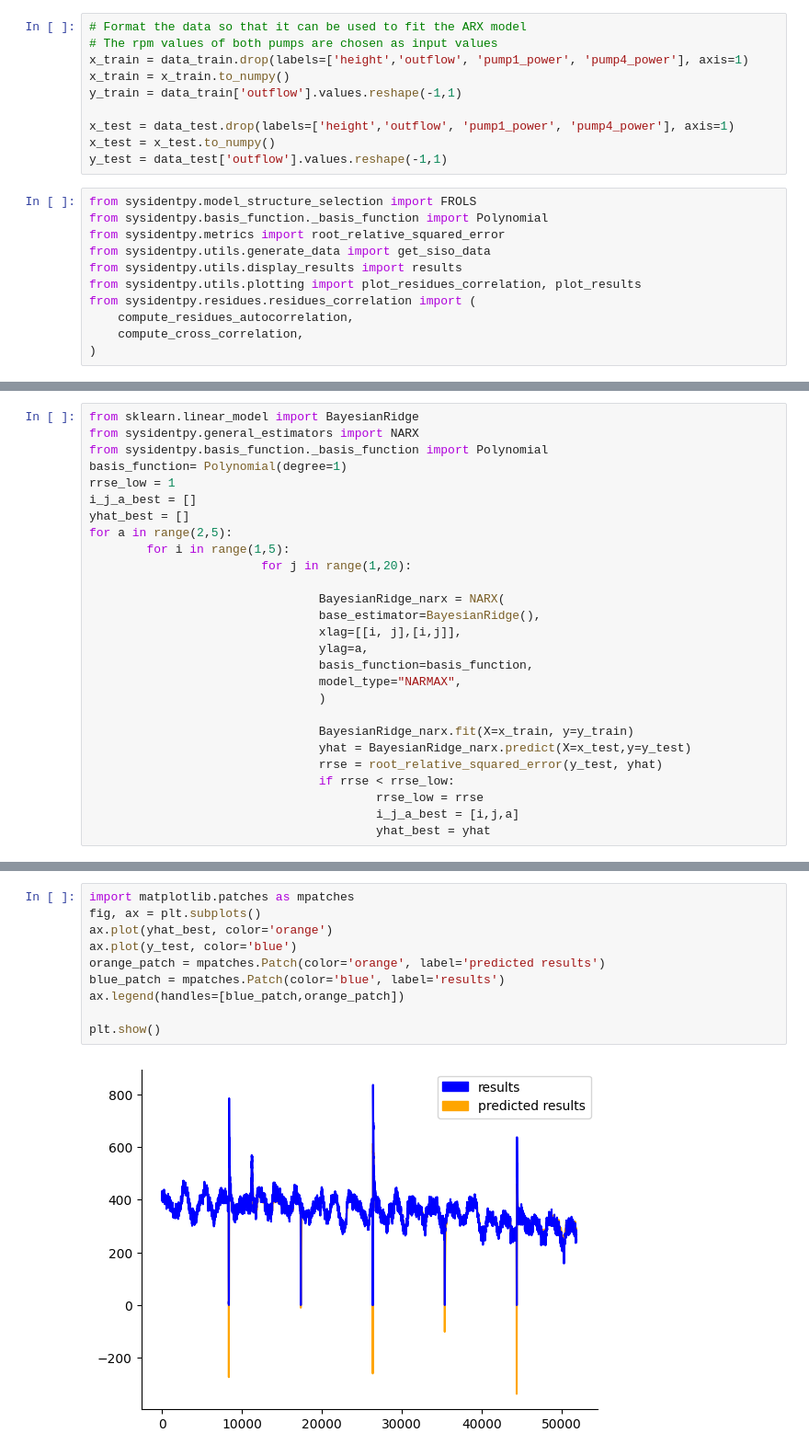
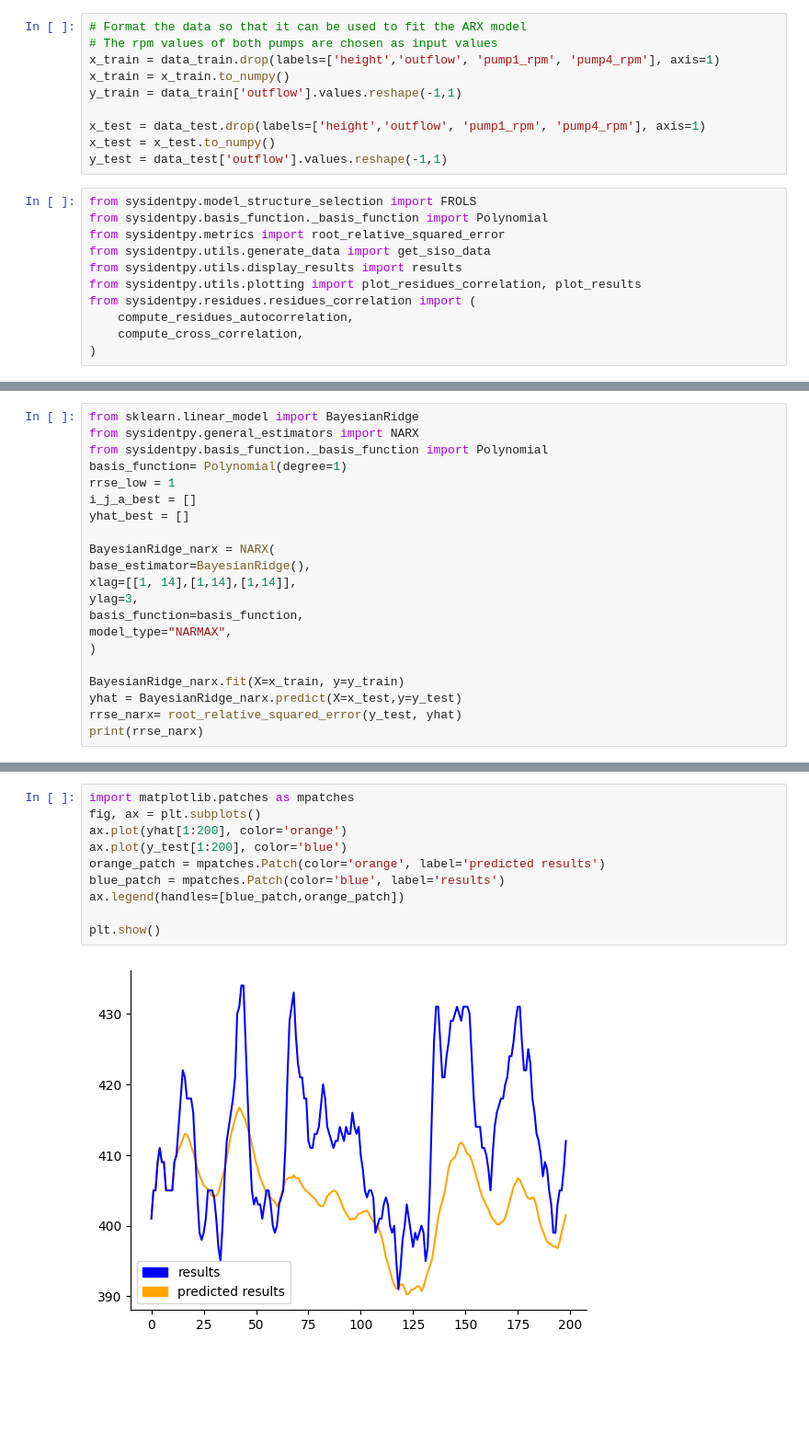
Before and after one commit to nitram1805/Digitization_of_electronic_assets, a Jupyter notebook: Group_1_final_proj.ipynb, the cells around one changed output, grey strips where cells are left out. Shown at 92% size. Drawn from its saved outputs; the diff is of its cells as text; blank space fills up the shorter version.

```diff
--- a/Group_1_final_proj.ipynb
+++ b/Group_1_final_proj.ipynb
@@ -29,11 +30,11 @@ data_train, data_test = modsel.train_test_split(data, test_size=0.2, shuffle=Fal
 # %%
 # Format the data so that it can be used to fit the ARX model
 # The rpm values of both pumps are chosen as input values
-x_train = data_train.drop(labels=['height','outflow', 'pump1_power', 'pump4_power'], axis=1)
+x_train = data_train.drop(labels=['height','outflow', 'pump1_rpm', 'pump4_rpm'], axis=1)
 x_train = x_train.to_numpy()
 y_train = data_train['outflow'].values.reshape(-1,1)
 
-x_test = data_test.drop(labels=['height','outflow', 'pump1_power', 'pump4_power'], axis=1)
+x_test = data_test.drop(labels=['height','outflow', 'pump1_rpm', 'pump4_rpm'], axis=1)
 x_test = x_test.to_numpy()
 y_test = data_test['outflow'].values.reshape(-1,1)
 # %%
@@ -121,23 +115,17 @@ basis_function= Polynomial(degree=1)
 rrse_low = 1
 i_j_a_best = []
 yhat_best = []
-for a in range(2,5):
-        for i in range(1,5):
-                        for j in range(1,20):
 
-                                BayesianRidge_narx = NARX(
-                                base_estimator=BayesianRidge(),
-                                xlag=[[i, j],[i,j]],
-                                ylag=a,
-                                basis_function=basis_function,
-                                model_type="NARMAX",
-                                )
+BayesianRidge_narx = NARX(
+base_estimator=BayesianRidge(),
+xlag=[[1, 14],[1,14],[1,14]],
+ylag=3,
+basis_function=basis_function,
+model_type="NARMAX",
+)
 
-                                BayesianRidge_narx.fit(X=x_train, y=y_train)
-                                yhat = BayesianRidge_narx.predict(X=x_test,y=y_test)
-                                rrse = root_relative_squared_error(y_test, yhat)
-                                if rrse < rrse_low:
-                                        rrse_low = rrse
-                                        i_j_a_best = [i,j,a]
-                                        yhat_best = yhat
+BayesianRidge_narx.fit(X=x_train, y=y_train)
+yhat = BayesianRidge_narx.predict(X=x_test,y=y_test)
+rrse_narx= root_relative_squared_error(y_test, yhat)
+print(rrse_narx)
 # %% [output]
@@ -146,15 +133,15 @@ NameError: name 'mpatches' is not defined
 # %%
 import matplotlib.patches as mpatches
 fig, ax = plt.subplots()
-ax.plot(yhat_best, color='orange')
-ax.plot(y_test, color='blue')
+ax.plot(yhat[1:200], color='orange')
+ax.plot(y_test[1:200], color='blue')
 orange_patch = mpatches.Patch(color='orange', label='predicted results')
 blue_patch = mpatches.Patch(color='blue', label='results')
 ax.legend(handles=[blue_patch,orange_patch])
 
 plt.show()
 # %% [output]
-[figure, old version]
+[figure, new version]
 # %%
 print(i_j_a_best)
 print(rrse_low)
```
Also changed, not shown: parts of 16 cells of this notebook.
